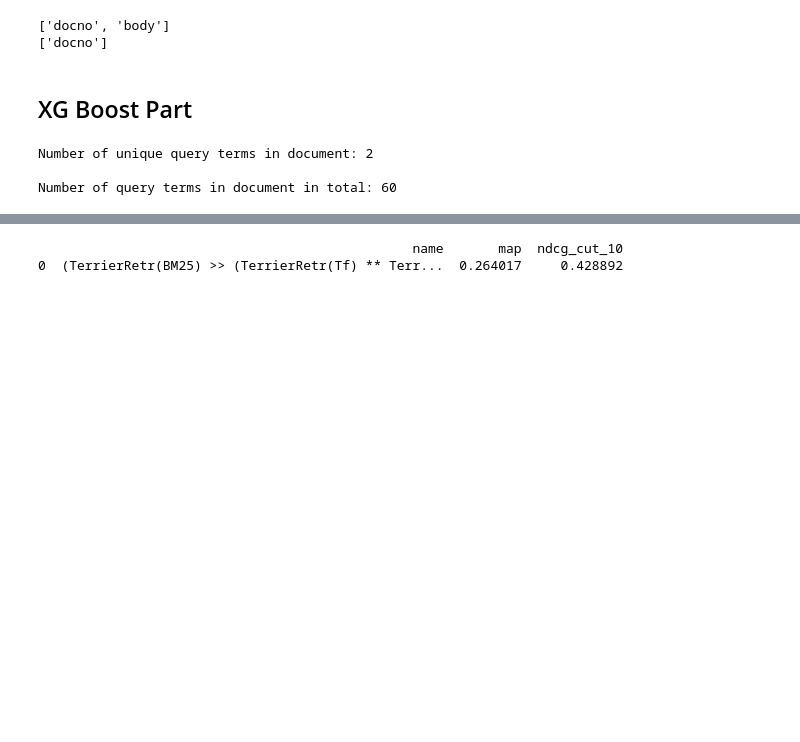
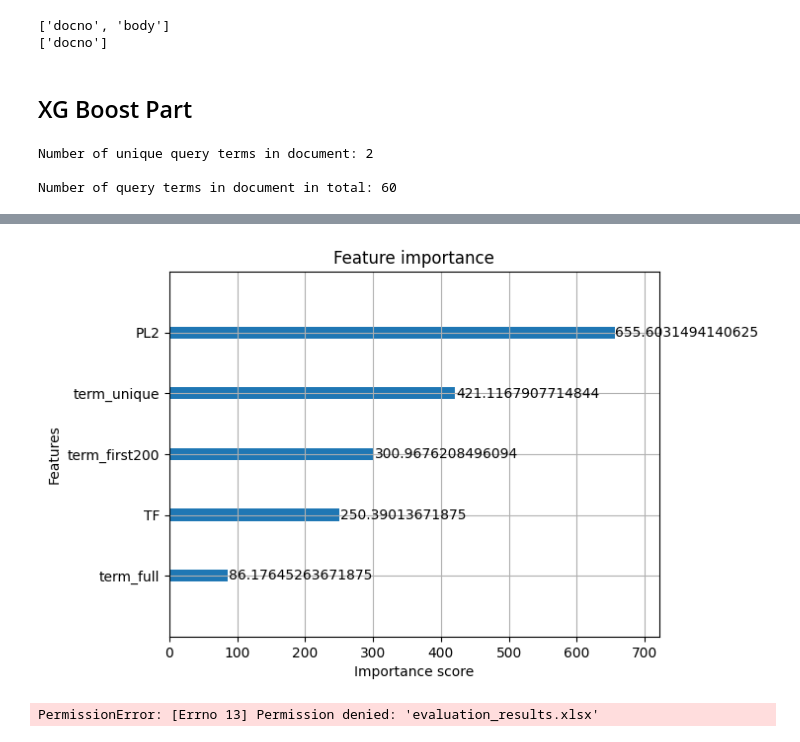
Before and after one commit to firefly-code/InformationRetrival, a Jupyter notebook: custom_features_n.ipynb, the cells around one changed output, grey strips where cells are left out. Saved outputs shown, nothing was run; the diff lists cells and outputs as text; code cells hidden in the pictures; blank space fills up the shorter version.

```diff
--- a/custom_features_n.ipynb
+++ b/custom_features_n.ipynb
@@ -213,6 +237,22 @@ print(results.head(10))
+# %%
+xgb.plot_importance(xgboo,importance_type = "cover")
+plt.show()
+# %% [output]
+[figure, added]
 # %%
 evalution = pt.Experiment([ltr_pipeline],valid_topics,valid_qrels, eval_metrics=["map", "ndcg_cut_10"])
-print(pd.DataFrame(evalution))
+
+df_eval = pd.DataFrame(evalution)
+excel_path = "evaluation_results.xlsx"
+sheet_name = "Results"
+
+if os.path.exists(excel_path):
+    existing = pd.read_excel(excel_path, sheet_name=sheet_name)
+    combined = pd.concat([existing, df_eval], ignore_index=True)
+    combined.to_excel(excel_path, sheet_name=sheet_name, index=False)
+else:
+    df_eval.to_excel(excel_path, sheet_name=sheet_name, index=False)
+
+print(eval)
 # %% [output]
-                                                name       map  ndcg_cut_10
-0  (TerrierRetr(BM25) >> (TerrierRetr(Tf) ** Terr...  0.264017     0.428892
+PermissionError: [Errno 13] Permission denied: 'evaluation_results.xlsx'
```
Also changed, not shown: parts of 9 cells of this notebook, 4 other files.
